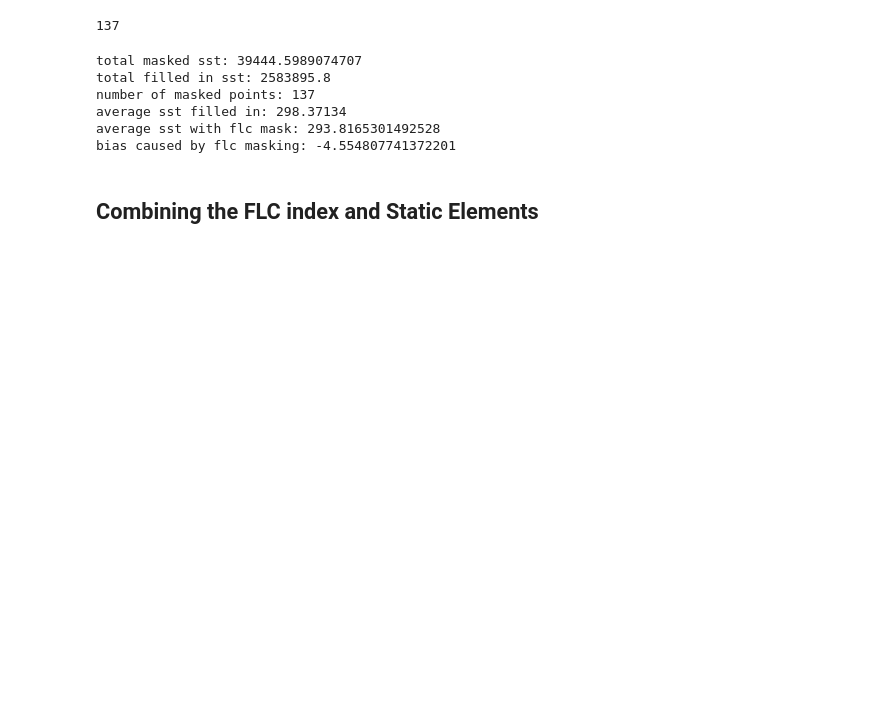
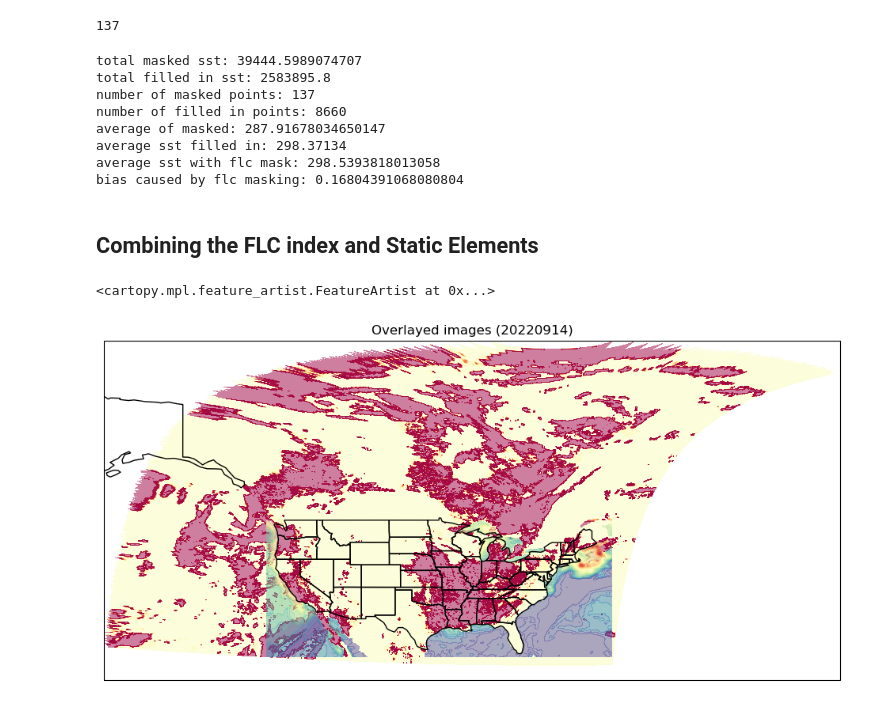
Before and after one commit to jesseturner/FalseLowClouds, a Jupyter notebook: Static_Features/Estimate_SST_impact.ipynb, the cells around one changed output. Saved outputs shown, nothing was run; the diff lists cells and outputs as text; code cells hidden in the pictures; blank space fills up the shorter version.

Commit message:
Successfully added colocation between BTD and FLC indexm allow the bias to be calculated with both

```diff
--- a/Static_Features/Estimate_SST_impact.ipynb
+++ b/Static_Features/Estimate_SST_impact.ipynb
@@ -319,17 +321,21 @@ flat_sst = flat_sst[~np.isnan(flat_sst)]
 print("total masked sst:", sum_sst_masked)
 print("total filled in sst:", np.sum(flat_sst))
 print("number of masked points:", count_masked)
+print("number of filled in points:", len(flat_sst))
+print("average of masked:", sum_sst_masked/count_masked)
 print("average sst filled in:", np.mean(flat_sst))
-average_sst_masked = (np.sum(flat_sst) - sum_sst_masked) / (len(flat_sst))
+average_sst_masked = (np.sum(flat_sst) - sum_sst_masked) / (len(flat_sst)-count_masked)
 print("average sst with flc mask:", average_sst_masked)
 print("bias caused by flc masking:", average_sst_masked - np.mean(flat_sst))
 # %% [output]
 total masked sst: 39444.5989074707
 total filled in sst: 2583895.8
 number of masked points: 137
+number of filled in points: 8660
+average of masked: 287.91678034650147
 average sst filled in: 298.37134
-average sst with flc mask: 293.8165301492528
-bias caused by flc masking: -4.554807741372201
+average sst with flc mask: 298.5393818013058
+bias caused by flc masking: 0.16804391068080804
 # %% [markdown]
 ## Combining the FLC index and Static Elements
 # %%
@@ -348,12 +354,15 @@ flc_xr = xr.Dataset(
 # %%
 projection=ccrs.PlateCarree()
 fig,ax=plt.subplots(1, figsize=(12,12),subplot_kw={'projection': projection})
 cmap = plt.cm.Spectral_r
 levels = np.linspace(-0.5, 0.5, 31)
 
 ax.contourf(subset_07.Rad.lon, subset_07.Rad.lat, BTD, cmap=cmap, levels=levels, extend='max', alpha=0.5)
-ax.contourf(dims.longitude, dims.latitude, flc_index, cmap=cmap, levels=levels, extend='both', alpha=0.5)
+ax.contourf(flc_xr.longitude, flc_xr.latitude, flc_xr.flc_index, cmap=cmap, levels=levels, extend='both', alpha=0.5)
 
 ax.set_title('Overlayed images ('+date+')')
 
 ax.add_feature(cfeature.STATES)
+# %% [output]
+<cartopy.mpl.feature_artist.FeatureArtist at 0x...>
+[figure, added]
```
Also changed, not shown: parts of 12 cells of this notebook.
